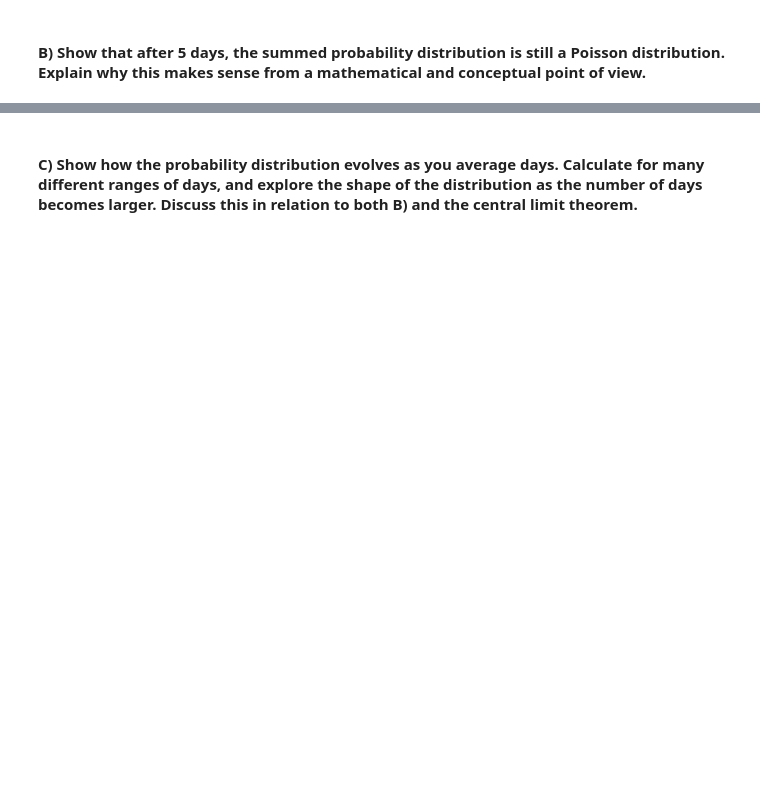
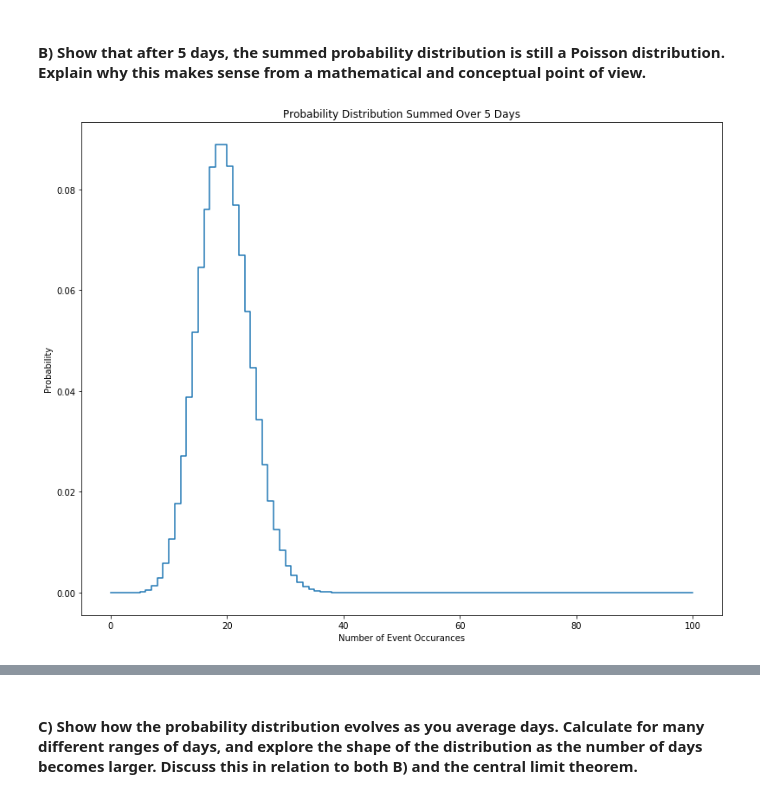
Before and after one commit to lexie98/Physics434, a Jupyter notebook: Lab2.ipynb, the cells around one changed output, grey strips where cells are left out. Saved outputs shown, nothing was run; the diff lists cells and outputs as text; code cells hidden in the pictures; blank space fills up the shorter version.

```diff
--- a/Lab2.ipynb
+++ b/Lab2.ipynb
@@ -17,2 +47,21 @@ from scipy import stats
 # %% [markdown]
 #### B) Show that after 5 days, the summed probability distribution is still a Poisson distribution. Explain why this makes sense from a mathematical and conceptual point of view.
+# %%
+x5 = np.linspace(0,100,101)
+
+base  = stats.poisson.pmf(x, background, loc=0)
+base2 = np.convolve(base,base)
+base3 = np.convolve(base2,base)
+base4 = np.convolve(base3,base)
+base5 = np.convolve(base4,base)
+
+fig,ax = plt.subplots(1,1)
+fig.set_size_inches(11,8.5)
+
+fig.tight_layout()
+ax.step(x5,base5)
+ax.set_title('Probability Distribution Summed Over 5 Days')
+ax.set_xlabel('Number of Event Occurances')
+ax.set_ylabel('Probability');
+# %% [output]
+[figure, added]
```
Also changed, not shown: parts of 29 cells of this notebook.
